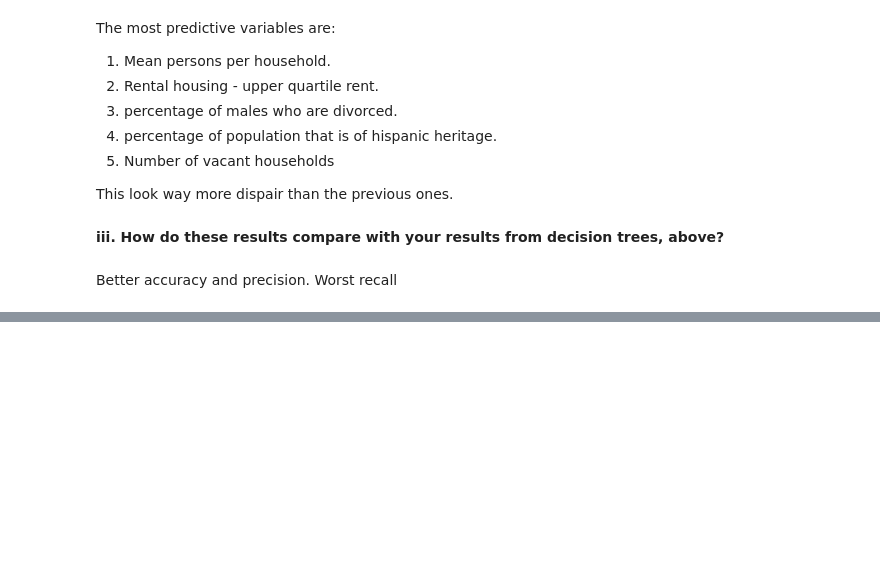
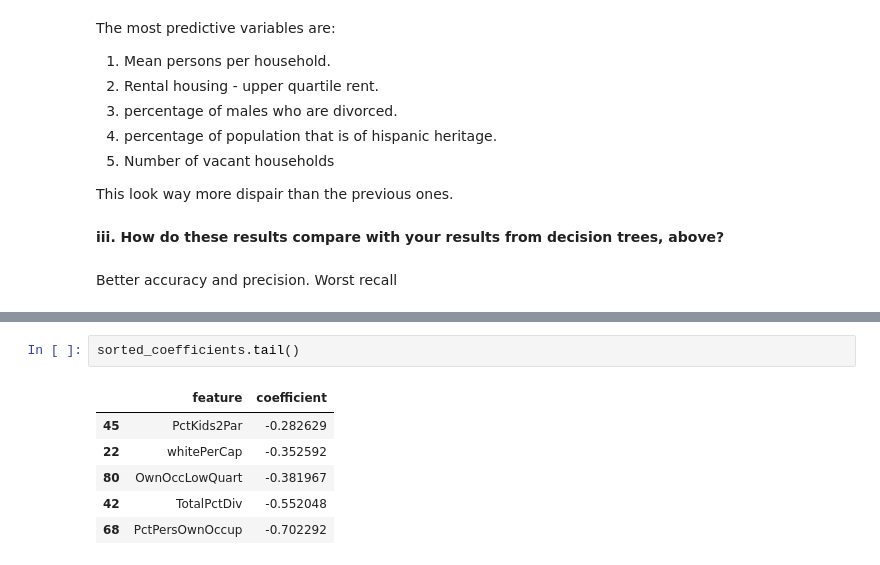
Before and after one commit to edballest/DataScienceAnalytics-CrimePrediction, a Jupyter notebook: Ballesteros-A20410861-homework1.ipynb, the cells around one changed output, grey strips where cells are left out. Saved outputs shown, nothing was run; the diff lists cells and outputs as text; blank space fills up the shorter version.

```diff
--- a/Ballesteros-A20410861-homework1.ipynb
+++ b/Ballesteros-A20410861-homework1.ipynb
@@ -235,0 +272,9 @@ Better accuracy and precision. Worst recall
+# %%
+sorted_coefficients.tail()
+# %% [output]
+|  | feature | coefficient |
+| 45 | PctKids2Par | -0.282629 |
+| 22 | whitePerCap | -0.352592 |
+| 80 | OwnOccLowQuart | -0.381967 |
+| 42 | TotalPctDiv | -0.552048 |
+| 68 | PctPersOwnOccup | -0.702292 |
```
Also changed, not shown: parts of 47 cells of this notebook.
